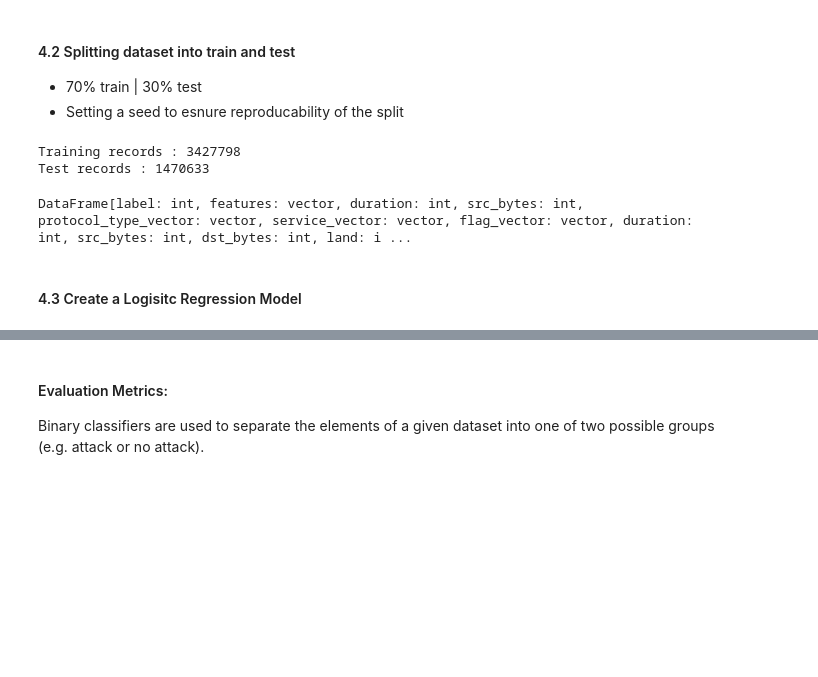
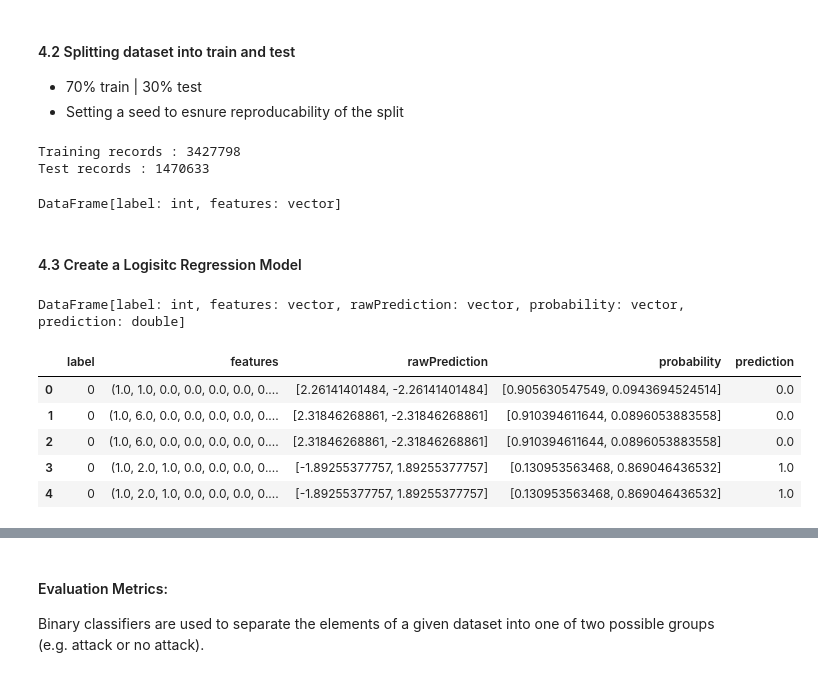
Before and after one commit to Adolfoderueda/Spark_Challenge, a Jupyter notebook: Challenge_1-Group_O_2_8.ipynb, the cells around one changed output, grey strips where cells are left out. Cells and saved outputs as stored; diff of their text form; code cells hidden in the pictures; blank space fills up the shorter version.

```diff
--- a/Challenge_1-Group_O_2_8.ipynb
+++ b/Challenge_1-Group_O_2_8.ipynb
@@ -428,10 +373,10 @@ for col in categoricalColumns:
   indexer = StringIndexer(inputCol=col, outputCol=col+"_index")
 
   # Use OneHotEncoder to convert categorical variables into binary SparseVectors
-  encoder = OneHotEncoder(inputCol=col+"_index", outputCol=col+"_vector")
+  # encoder = OneHotEncoder(inputCol=col+"_index", outputCol=col+"_vector")
 
   # Add stages.  These are not run here, but will run all at once later on.
-  stages += [indexer, encoder]
+  stages += [indexer]
 # %% [markdown]
 #### 3.2 VectorAssembler
 
@@ -443,7 +388,7 @@ We are not going to use all of the numeric features from the dataset. The most i
 
 numericCols_model = ["duration","src_bytes","dst_bytes","land","wrong_fragment","urgent"]
 
-assemblerInputs = [ col + "_vector" for col in categoricalColumns ] + numericCols_model
+assemblerInputs = [ col + "_index" for col in categoricalColumns ] + numericCols_model
 assembler = VectorAssembler(inputCols=assemblerInputs, outputCol="features")
 stages += [assembler]
 
@@ -485,5 +427,5 @@ transformer = pipeline.fit(df)
 transformed_df = transformer.transform(df)
 
 # Focus on the relevant columns and define dataset
-selection = ["label", "features", "duration", "src_bytes"] + assemblerInputs     # ASK TOMMY
+selection = ["label", "features"] # + assemblerInputs     # "duration", "src_bytes"
 dataset = transformed_df.select(selection)
@@ -500,7 +451,7 @@ train_data.cache()
 # %% [output]
 Training records : 3427798
 Test records : 1470633
-DataFrame[label: int, features: vector, duration: int, src_bytes: int, protocol_type_vector: vector, service_vector: vector, flag_vector: vector, duration: int, src_bytes: int, dst_bytes: int, land: i ...
+DataFrame[label: int, features: vector]
 # %% [markdown]
 #### 4.3 Create a Logisitc Regression Model
 # %%
@@ -514,3 +465,15 @@ model = lr.fit(train_data)
 # %%
 # Make predictions on test data using the transform() method. Feature have been specified earlier.
 predictions = model.transform(test_data)
+predictions
+# %% [output]
+DataFrame[label: int, features: vector, rawPrediction: vector, probability: vector, prediction: double]
+# %%
+predictions.limit(5).toPandas()
+# %% [output]
+|  | label | features | rawPrediction | probability | prediction |
+| 0 | 0 | (1.0, 1.0, 0.0, 0.0, 0.0, 0.0, 0.... | [2.26141401484, -2.26141401484] | [0.905630547549, 0.0943694524514] | 0.0 |
+| 1 | 0 | (1.0, 6.0, 0.0, 0.0, 0.0, 0.0, 0.... | [2.31846268861, -2.31846268861] | [0.910394611644, 0.0896053883558] | 0.0 |
+| 2 | 0 | (1.0, 6.0, 0.0, 0.0, 0.0, 0.0, 0.... | [2.31846268861, -2.31846268861] | [0.910394611644, 0.0896053883558] | 0.0 |
+| 3 | 0 | (1.0, 2.0, 1.0, 0.0, 0.0, 0.0, 0.... | [-1.89255377757, 1.89255377757] | [0.130953563468, 0.869046436532] | 1.0 |
+| 4 | 0 | (1.0, 2.0, 1.0, 0.0, 0.0, 0.0, 0.... | [-1.89255377757, 1.89255377757] | [0.130953563468, 0.869046436532] | 1.0 |
```
Also changed, not shown: parts of 26 cells of this notebook.
